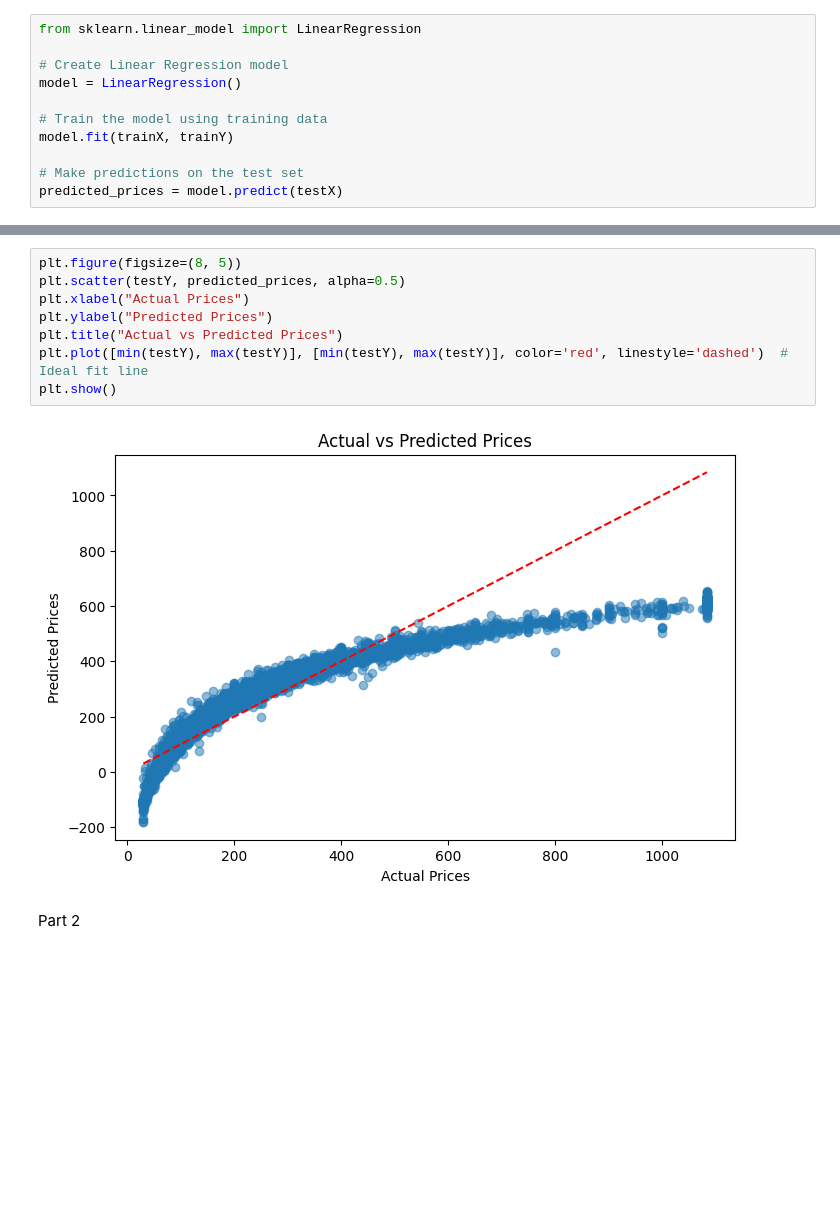
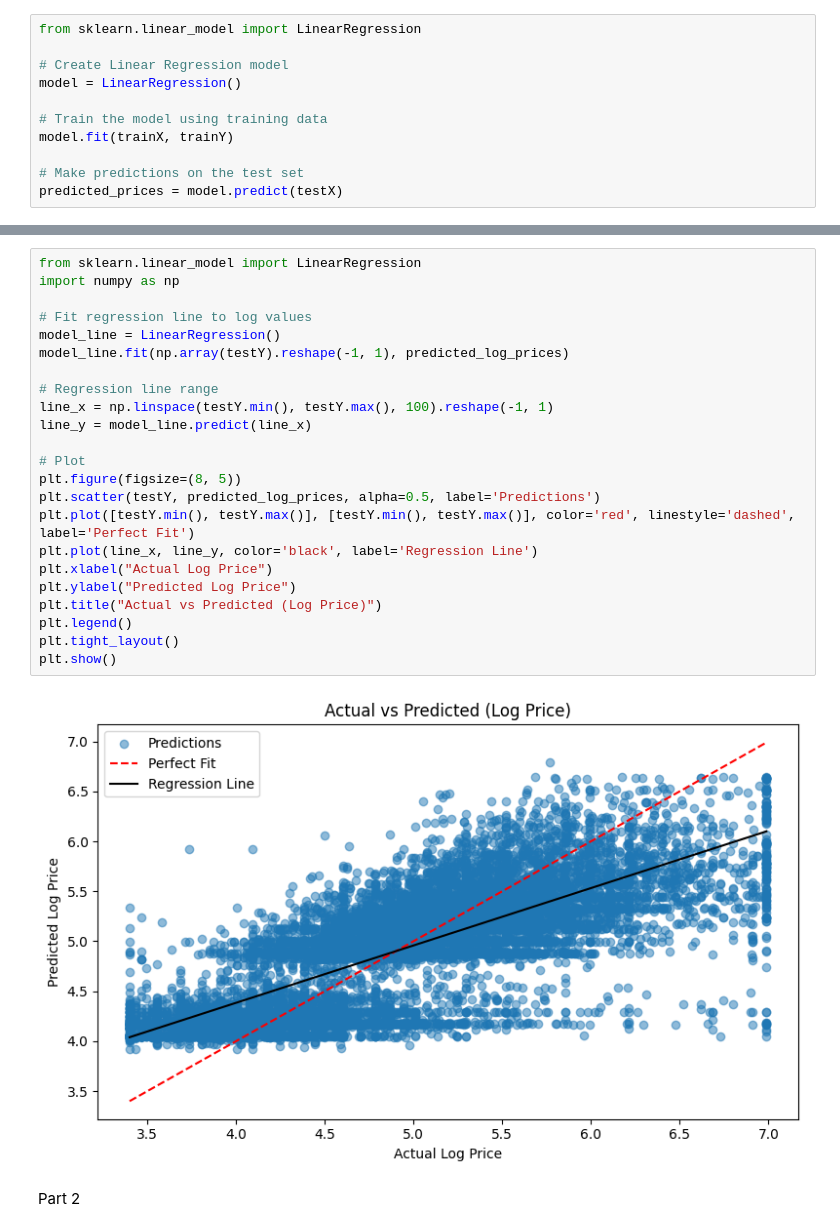
Before and after one commit to FP2003/AirBnB-Price-Prediction-System, a Jupyter notebook: fp100_jh851_final_solution.ipynb, the cells around one changed output, grey strips where cells are left out. Drawn from its saved outputs; the diff is of its cells as text; blank space fills up the shorter version.

```diff
--- a/fp100_jh851_final_solution.ipynb
+++ b/fp100_jh851_final_solution.ipynb
@@ -528,13 +585,28 @@ plt.show()
-# %%
-plt.figure(figsize=(8, 5))
-plt.scatter(testY, predicted_prices, alpha=0.5)
-plt.xlabel("Actual Prices")
-plt.ylabel("Predicted Prices")
-plt.title("Actual vs Predicted Prices")
-plt.plot([min(testY), max(testY)], [min(testY), max(testY)], color='red', linestyle='dashed')  # Ideal fit line
-plt.show()
-# %% [output]
-[figure, removed]
+# %%
+from sklearn.linear_model import LinearRegression
+import numpy as np
+
+# Fit regression line to log values
+model_line = LinearRegression()
+model_line.fit(np.array(testY).reshape(-1, 1), predicted_log_prices)
+
+# Regression line range
+line_x = np.linspace(testY.min(), testY.max(), 100).reshape(-1, 1)
+line_y = model_line.predict(line_x)
+
+# Plot
+plt.figure(figsize=(8, 5))
+plt.scatter(testY, predicted_log_prices, alpha=0.5, label='Predictions')
+plt.plot([testY.min(), testY.max()], [testY.min(), testY.max()], color='red', linestyle='dashed', label='Perfect Fit')
+plt.plot(line_x, line_y, color='black', label='Regression Line')
+plt.xlabel("Actual Log Price")
+plt.ylabel("Predicted Log Price")
+plt.title("Actual vs Predicted (Log Price)")
+plt.legend()
+plt.tight_layout()
+plt.show()
+# %% [output]
+[figure, added]
 # %% [markdown]
 Part 2
 # %% [markdown]
```
Also changed, not shown: parts of 19 cells of this notebook.
